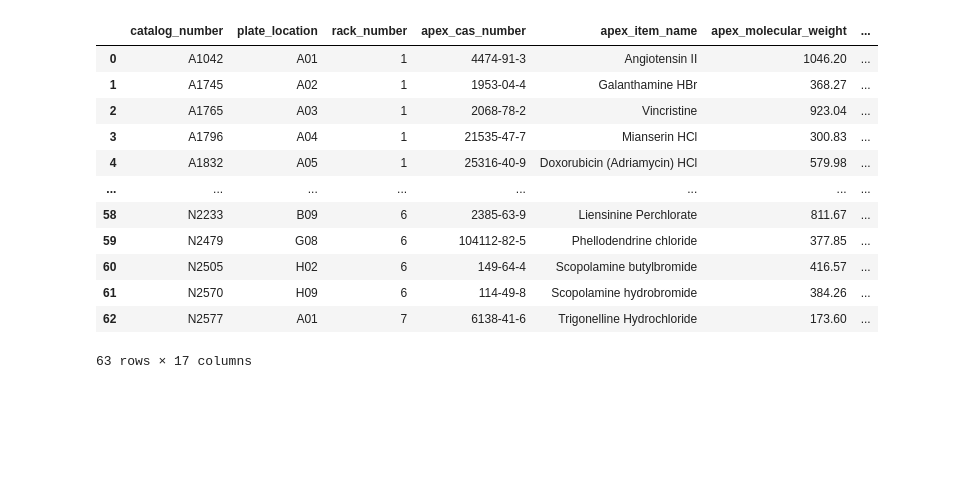
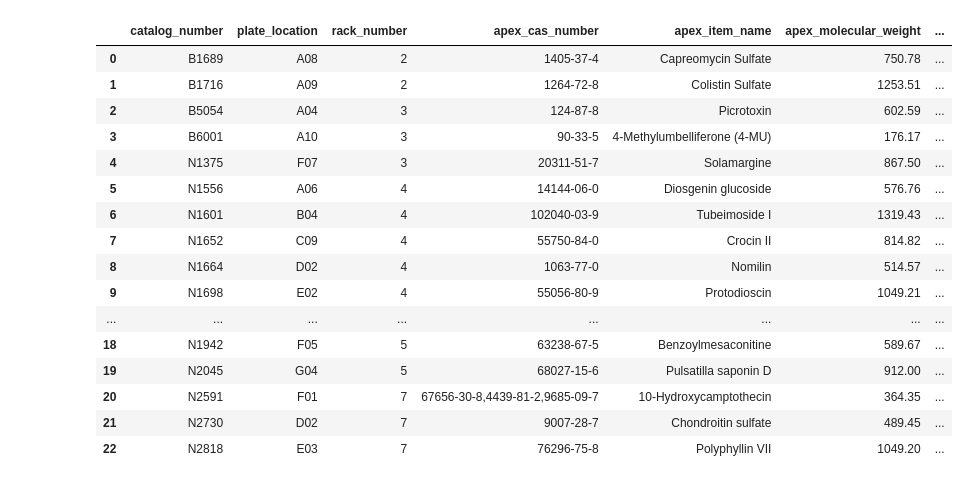
Before and after one commit to commons-research/apex_bio_data_cleaning, a Jupyter notebook: explore_bad_data.ipynb, the cells around one changed output. Drawn from its saved outputs; the diff is of its cells as text; code cells hidden in the pictures; blank space fills up the shorter version.

Commit message:
exported a couple more dataframe

```diff
--- a/explore_bad_data.ipynb
+++ b/explore_bad_data.ipynb
@@ -50,4 +50,5 @@ Error fetching compound by SMILES.
 # %%
-not_matching_mass = pd.concat(
-    [i.to_dataframe() for i in molecules if not i.matching_mass()], ignore_index=True
+invalid_smiles = pd.concat(
+    [i.to_dataframe() for i in molecules if not i.apex_valid_smiles],
+    ignore_index=True,
 )
@@ -59,16 +55,20 @@ multi_molecule = pd.concat(
-# %%
-multi_molecule
-# %% [output]
-|  | catalog_number | plate_location | rack_number | apex_cas_number | apex_item_name | apex_molecular_weight | ... |
-| 0 | A1042 | A01 | 1 | 4474-91-3 | Angiotensin II | 1046.20 | ... |
-| 1 | A1745 | A02 | 1 | 1953-04-4 | Galanthamine HBr | 368.27 | ... |
-| 2 | A1765 | A03 | 1 | 2068-78-2 | Vincristine | 923.04 | ... |
-| 3 | A1796 | A04 | 1 | 21535-47-7 | Mianserin HCl | 300.83 | ... |
-| 4 | A1832 | A05 | 1 | 25316-40-9 | Doxorubicin (Adriamycin) HCl | 579.98 | ... |
-| ... | ... | ... | ... | ... | ... | ... | ... |
-| 58 | N2233 | B09 | 6 | 2385-63-9 | Liensinine Perchlorate | 811.67 | ... |
-| 59 | N2479 | G08 | 6 | 104112-82-5 | Phellodendrine chloride | 377.85 | ... |
-| 60 | N2505 | H02 | 6 | 149-64-4 | Scopolamine butylbromide | 416.57 | ... |
-| 61 | N2570 | H09 | 6 | 114-49-8 | Scopolamine hydrobromide | 384.26 | ... |
-| 62 | N2577 | A01 | 7 | 6138-41-6 | Trigonelline Hydrochloride | 173.60 | ... |
-63 rows × 17 columns
+# %%
+invalid_smiles
+# %% [output]
+|  | catalog_number | plate_location | rack_number | apex_cas_number | apex_item_name | apex_molecular_weight | ... |
+| 0 | B1689 | A08 | 2 | 1405-37-4 | Capreomycin Sulfate | 750.78 | ... |
+| 1 | B1716 | A09 | 2 | 1264-72-8 | Colistin Sulfate | 1253.51 | ... |
+| 2 | B5054 | A04 | 3 | 124-87-8 | Picrotoxin | 602.59 | ... |
+| 3 | B6001 | A10 | 3 | 90-33-5 | 4-Methylumbelliferone (4-MU) | 176.17 | ... |
+| 4 | N1375 | F07 | 3 | 20311-51-7 | Solamargine | 867.50 | ... |
+| 5 | N1556 | A06 | 4 | 14144-06-0 | Diosgenin glucoside | 576.76 | ... |
+| 6 | N1601 | B04 | 4 | 102040-03-9 | Tubeimoside I | 1319.43 | ... |
+| 7 | N1652 | C09 | 4 | 55750-84-0 | Crocin II | 814.82 | ... |
+| 8 | N1664 | D02 | 4 | 1063-77-0 | Nomilin | 514.57 | ... |
+| 9 | N1698 | E02 | 4 | 55056-80-9 | Protodioscin | 1049.21 | ... |
+| ... | ... | ... | ... | ... | ... | ... | ... |
+| 18 | N1942 | F05 | 5 | 63238-67-5 | Benzoylmesaconitine | 589.67 | ... |
+| 19 | N2045 | G04 | 5 | 68027-15-6 | Pulsatilla saponin D | 912.00 | ... |
+| 20 | N2591 | F01 | 7 | 67656-30-8,4439-81-2,9685-09-7 | 10-Hydroxycamptothecin | 364.35 | ... |
+| 21 | N2730 | D02 | 7 | 9007-28-7 | Chondroitin sulfate | 489.45 | ... |
+| 22 | N2818 | E03 | 7 | 76296-75-8 | Polyphyllin VII | 1049.20 | ... |
```
Also changed, not shown: parts of 3 cells of this notebook, 8 other files.
